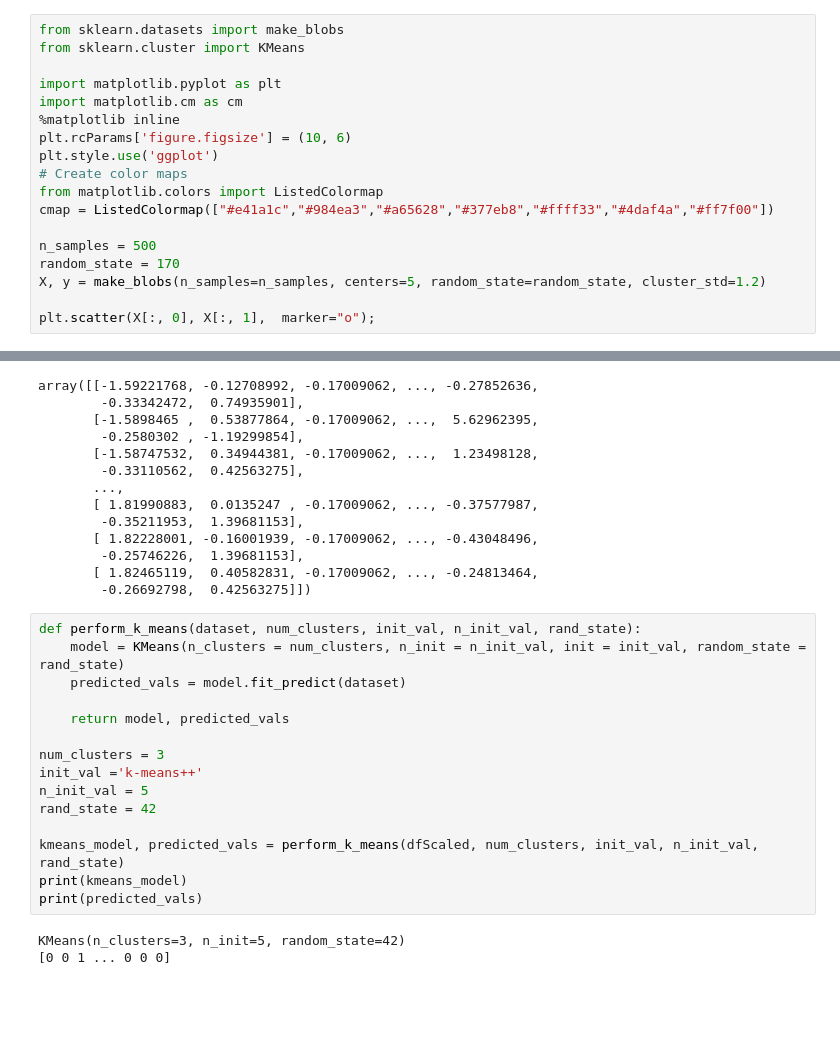
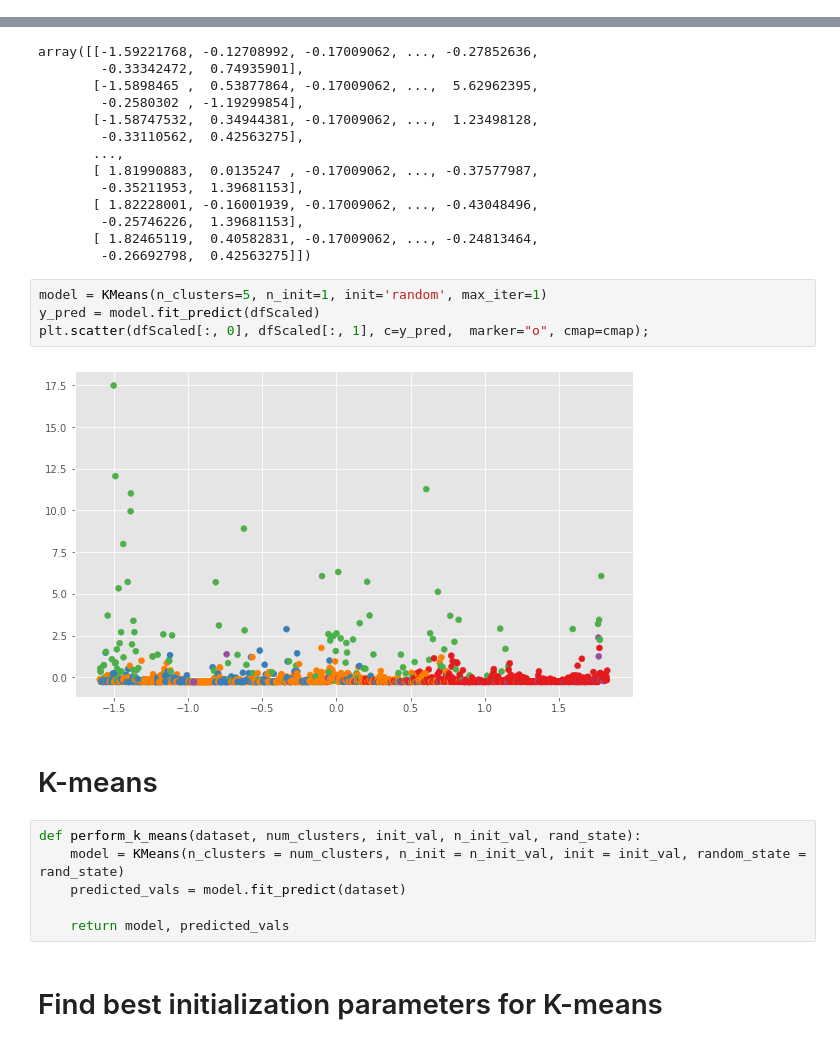
Before and after one commit to yanivlav/AmazonBestSellerPrediction, a Jupyter notebook: UnSupervisedLearning.ipynb, the cells around one changed output, grey strips where cells are left out. Saved outputs shown, nothing was run; the diff lists cells and outputs as text; blank space fills up the shorter version.

```diff
--- a/UnSupervisedLearning.ipynb
+++ b/UnSupervisedLearning.ipynb
@@ -1,18 +0,0 @@
-# %%
-from sklearn.datasets import make_blobs
-from sklearn.cluster import KMeans
-
-import matplotlib.pyplot as plt
-import matplotlib.cm as cm
-%matplotlib inline
-plt.rcParams['figure.figsize'] = (10, 6)
-plt.style.use('ggplot')
-# Create color maps
-from matplotlib.colors import ListedColormap
-cmap = ListedColormap(["#e41a1c","#984ea3","#a65628","#377eb8","#ffff33","#4daf4a","#ff7f00"])
-
-n_samples = 500
-random_state = 170
-X, y = make_blobs(n_samples=n_samples, centers=5, random_state=random_state, cluster_std=1.2)
-
-plt.scatter(X[:, 0], X[:, 1],  marker="o");
@@ -171,21 +93,19 @@ array([[-1.59221768, -0.12708992, -0.17009062, ..., -0.27852636,
         -0.25746226,  1.39681153],
        [ 1.82465119,  0.40582831, -0.17009062, ..., -0.24813464,
         -0.26692798,  0.42563275]])
+# %%
+model = KMeans(n_clusters=5, n_init=1, init='random', max_iter=1)
+y_pred = model.fit_predict(dfScaled)
+plt.scatter(dfScaled[:, 0], dfScaled[:, 1], c=y_pred,  marker="o", cmap=cmap);
+# %% [output]
+[figure, added]
+# %% [markdown]
+# K-means
 # %%
 def perform_k_means(dataset, num_clusters, init_val, n_init_val, rand_state):
     model = KMeans(n_clusters = num_clusters, n_init = n_init_val, init = init_val, random_state = rand_state)
     predicted_vals = model.fit_predict(dataset)
 
     return model, predicted_vals
-
-num_clusters = 3
-init_val ='k-means++'
-n_init_val = 5
-rand_state = 42
-
-kmeans_model, predicted_vals = perform_k_means(dfScaled, num_clusters, init_val, n_init_val, rand_state)
-print(kmeans_model)
-print(predicted_vals)
-# %% [output]
-KMeans(n_clusters=3, n_init=5, random_state=42)
-[0 0 1 ... 0 0 0]
+# %% [markdown]
+# Find best initialization parameters for K-means
```
Also changed, not shown: parts of 25 cells of this notebook, 3 other files.
